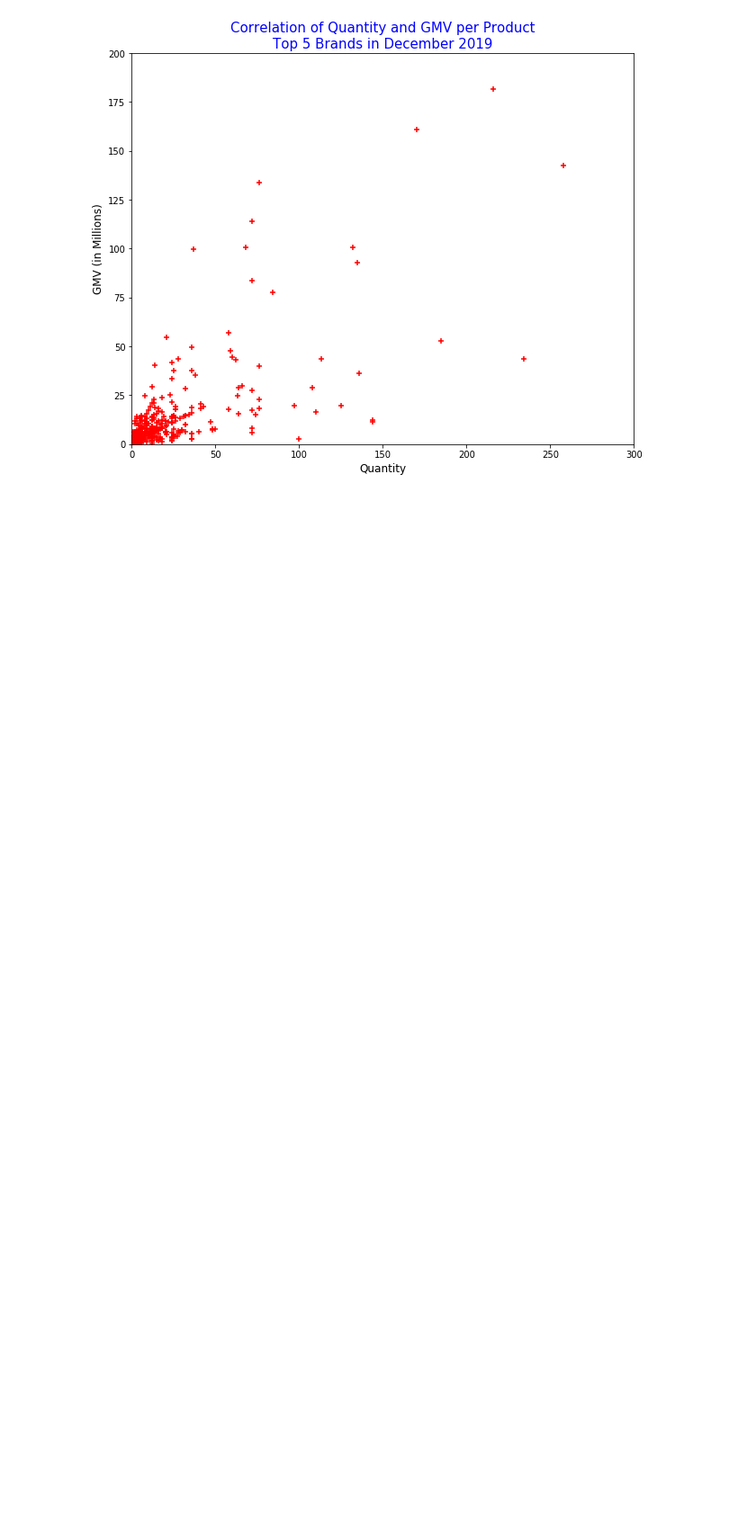
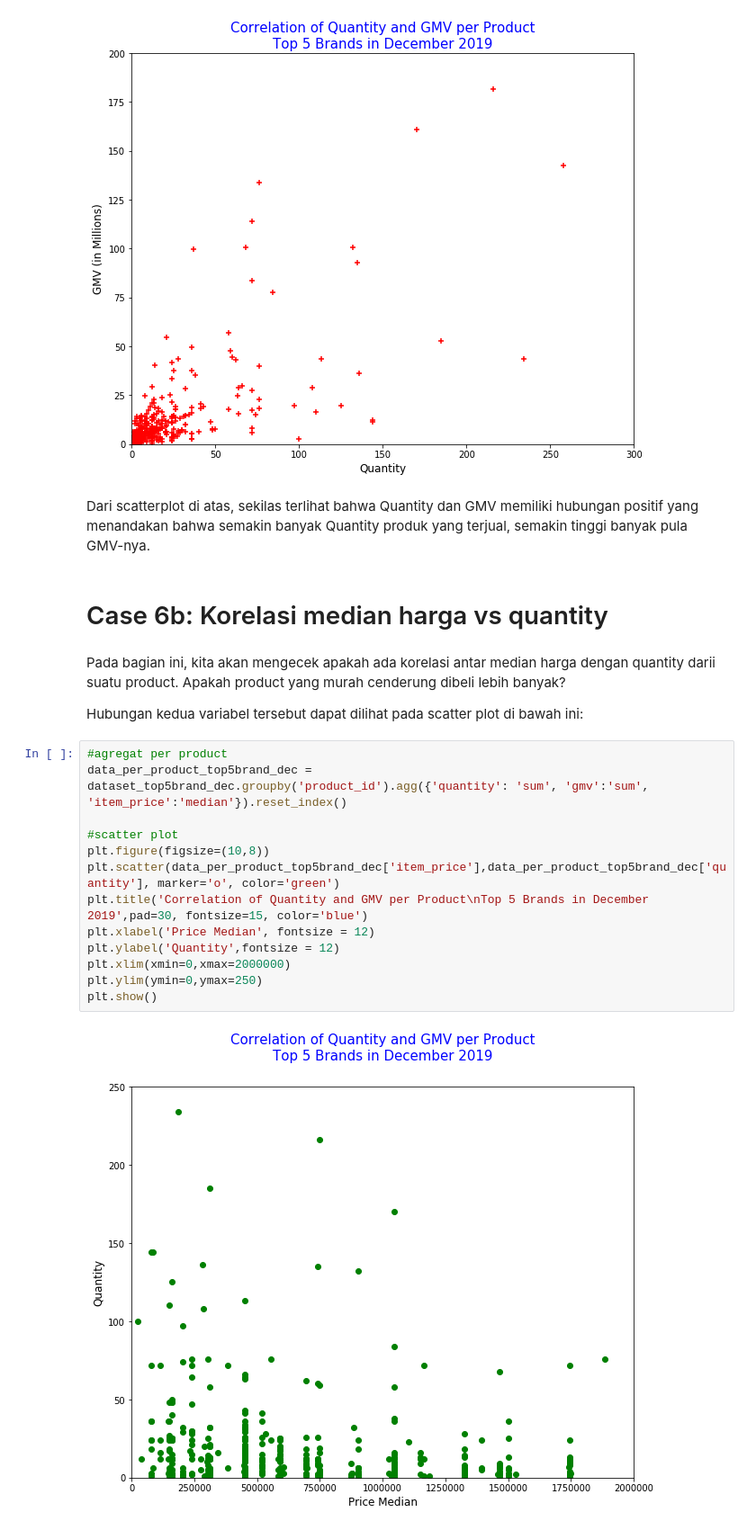
Before and after one commit to razymawardi/DQLab-Course-Projects, a Jupyter notebook: Data Visualization Part 2/Data Visualization part 2.ipynb, the cells around one changed output. Shown at 90% size. Saved outputs shown, nothing was run; the diff lists cells and outputs as text; blank space fills up the shorter version.

Commit message:
finish data visualization part 2 project

```diff
--- a/Data Visualization Part 2/Data Visualization part 2.ipynb
+++ b/Data Visualization Part 2/Data Visualization part 2.ipynb
@@ -746,3 +753,26 @@ plt.yticks(labels, (labels/1000000).astype(int))
 plt.show()
 # %% [output]
 [figure]
+# %% [markdown]
+Dari scatterplot di atas, sekilas terlihat bahwa Quantity dan GMV memiliki hubungan positif yang menandakan bahwa semakin banyak Quantity produk yang terjual, semakin tinggi banyak pula GMV-nya.
+# %% [markdown]
+# Case 6b: Korelasi median harga vs quantity
+# %% [markdown]
+Pada bagian ini, kita akan mengecek apakah ada korelasi antar median harga dengan quantity darii suatu product. Apakah product yang murah cenderung dibeli lebih banyak?
+
+Hubungan kedua variabel tersebut dapat dilihat pada scatter plot di bawah ini:
+# %%
+#agregat per product
+data_per_product_top5brand_dec = dataset_top5brand_dec.groupby('product_id').agg({'quantity': 'sum', 'gmv':'sum', 'item_price':'median'}).reset_index()
+
+#scatter plot
+plt.figure(figsize=(10,8))
+plt.scatter(data_per_product_top5brand_dec['item_price'],data_per_product_top5brand_dec['quantity'], marker='o', color='green')
+plt.title('Correlation of Quantity and GMV per Product\nTop 5 Brands in December 2019',pad=30, fontsize=15, color='blue')
+plt.xlabel('Price Median', fontsize = 12)
+plt.ylabel('Quantity',fontsize = 12)
+plt.xlim(xmin=0,xmax=2000000)
+plt.ylim(ymin=0,ymax=250)
+plt.show()
+# %% [output]
+[figure, added]
```
Also changed, not shown: parts of 9 cells of this notebook.
